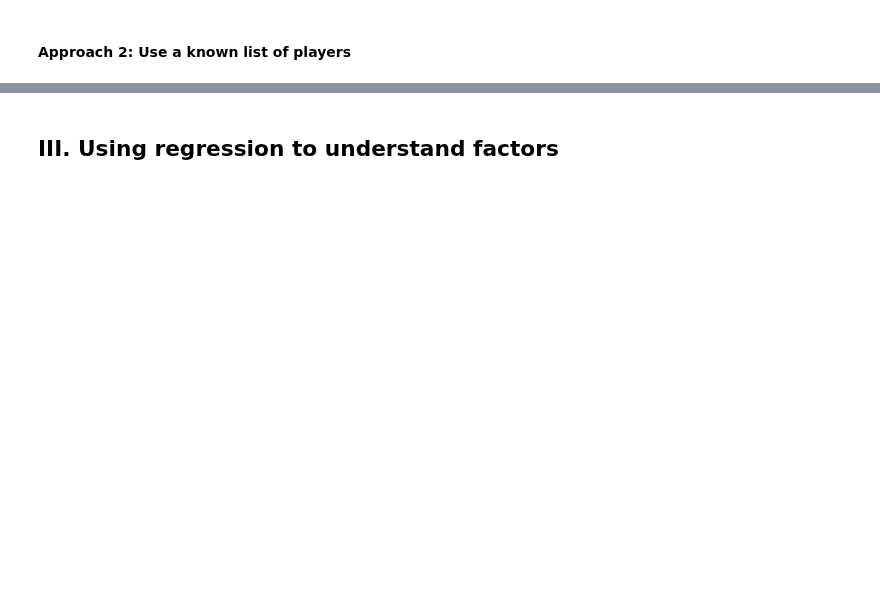
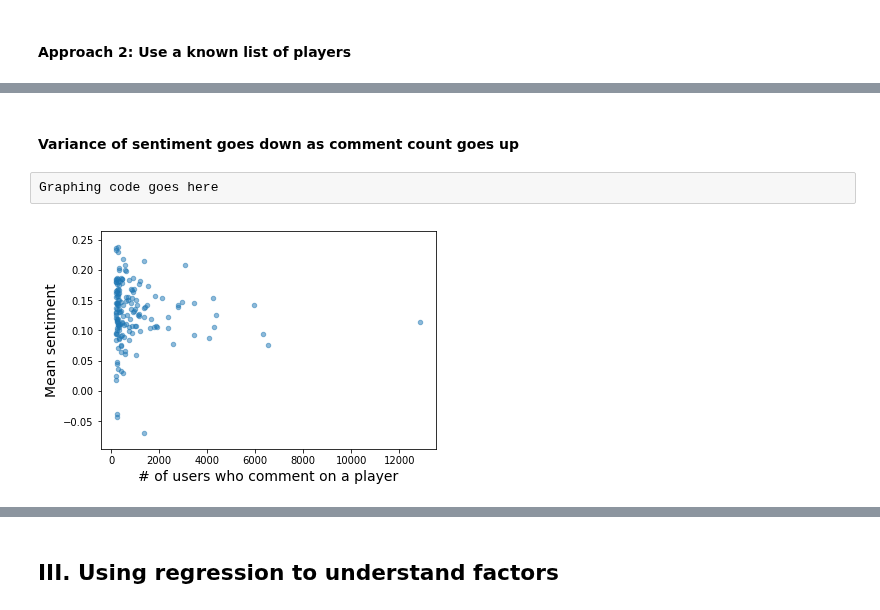
Before and after one commit to map222/trailofpapers, a Jupyter notebook: sentiment_sports/paper/daml_presentation.ipynb, the cells around one changed output, grey strips where cells are left out. Saved outputs shown, nothing was run; the diff lists cells and outputs as text; blank space fills up the shorter version.

```diff
--- a/sentiment_sports/paper/daml_presentation.ipynb
+++ b/sentiment_sports/paper/daml_presentation.ipynb
@@ -108,0 +235,6 @@ LookupError:
+# %% [markdown]
+#### Variance of sentiment goes down as comment count goes up
+# %%
+Graphing code goes here
+# %% [output]
+[figure, added]
```
Also changed, not shown: parts of 92 cells of this notebook.
